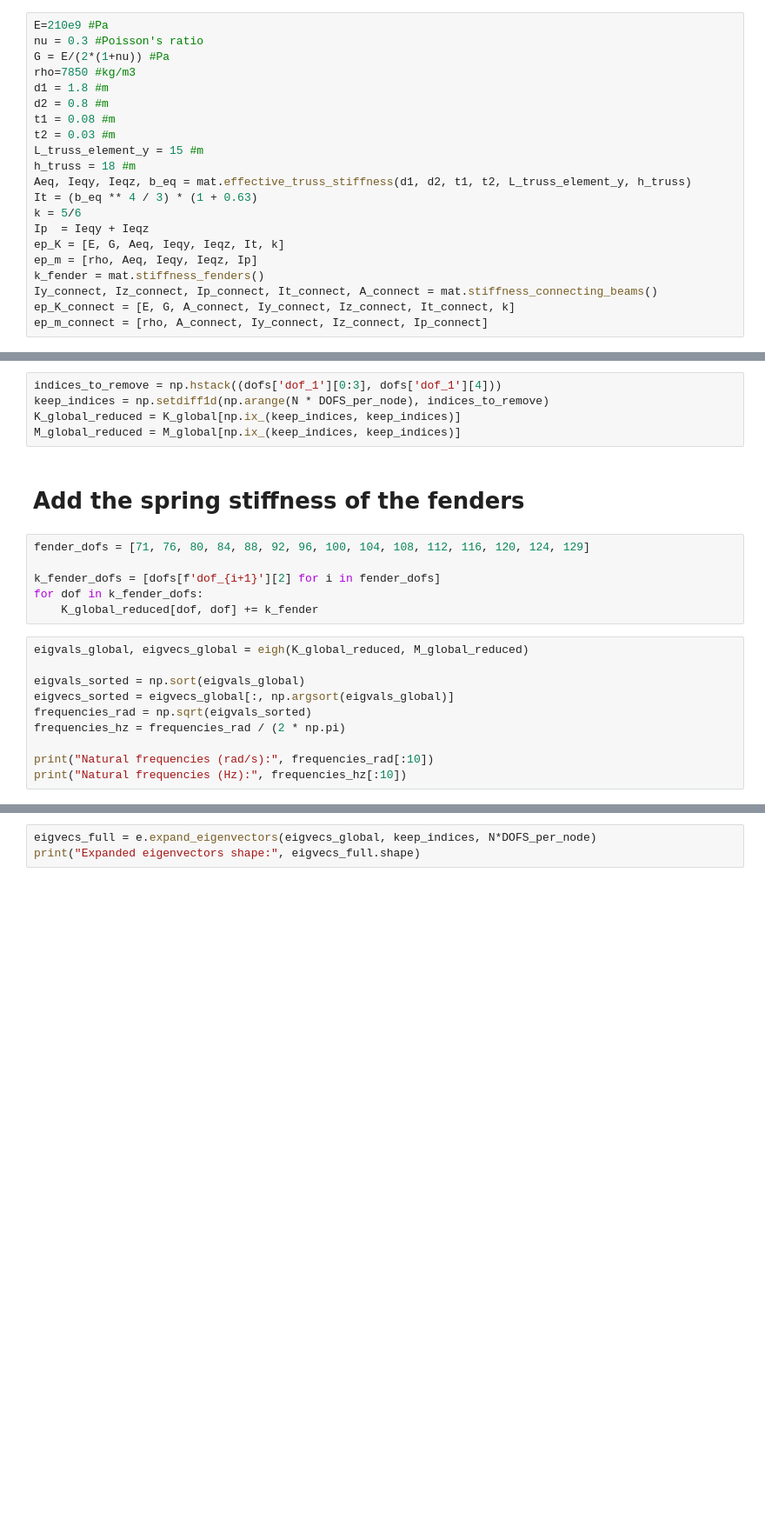
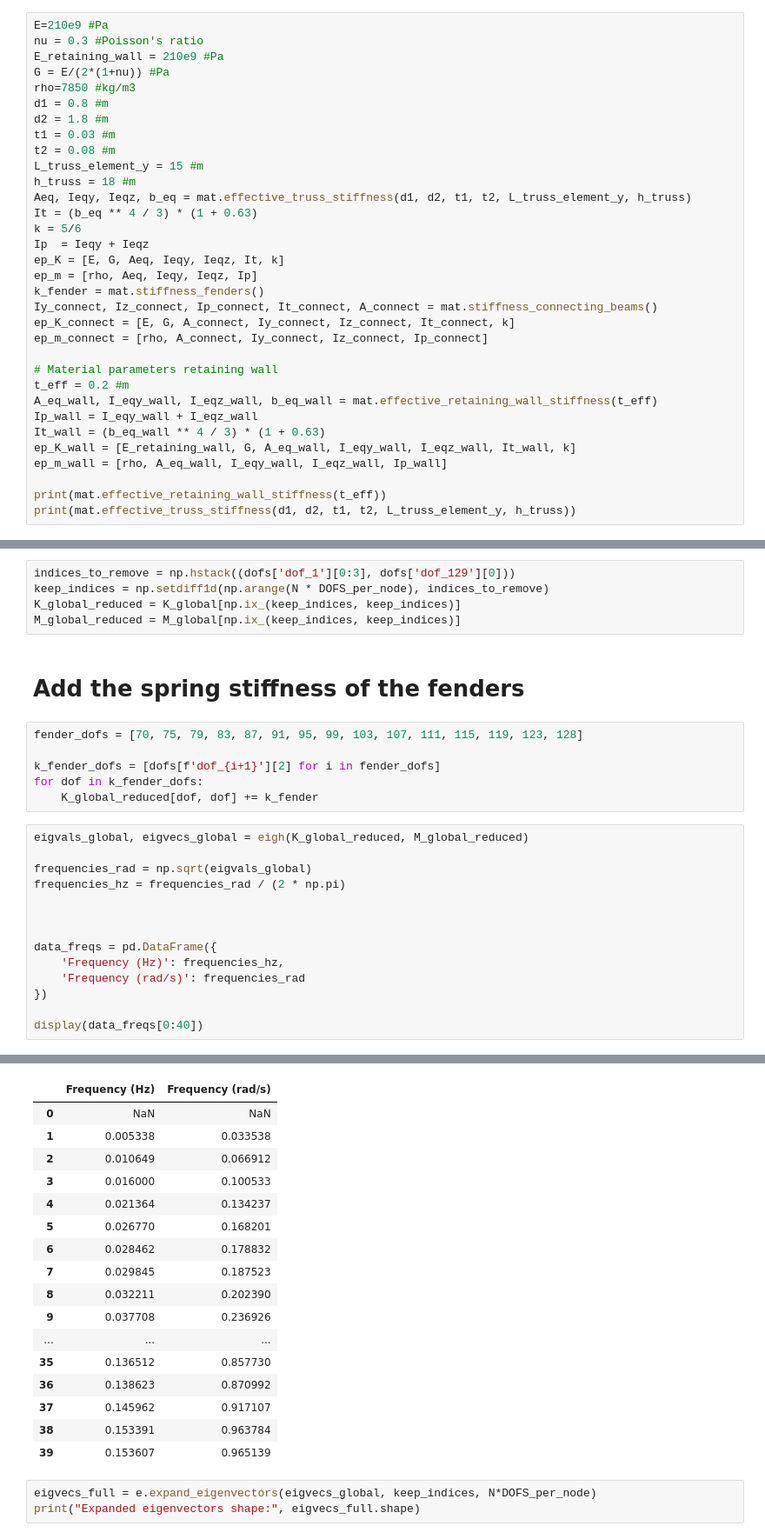
Before and after one commit to Aminealami16/MSc-Thesis---Amine-Alami, a Jupyter notebook: minimal_models/minimal_model_1.ipynb, the cells around one changed output, grey strips where cells are left out. Shown at 87% size. Saved outputs shown, nothing was run; the diff lists cells and outputs as text; blank space fills up the shorter version.

```diff
--- a/minimal_models/minimal_model_1.ipynb
+++ b/minimal_models/minimal_model_1.ipynb
@@ -238,12 +235,13 @@ n.plot_nodes2d(nodes)
 # %%
 E=210e9 #Pa
 nu = 0.3 #Poisson's ratio
+E_retaining_wall = 210e9 #Pa
 G = E/(2*(1+nu)) #Pa
 rho=7850 #kg/m3
-d1 = 1.8 #m
-d2 = 0.8 #m
-t1 = 0.08 #m
-t2 = 0.03 #m
+d1 = 0.8 #m
+d2 = 1.8 #m
+t1 = 0.03 #m
+t2 = 0.08 #m
 L_truss_element_y = 15 #m
 h_truss = 18 #m
 Aeq, Ieqy, Ieqz, b_eq = mat.effective_truss_stiffness(d1, d2, t1, t2, L_truss_element_y, h_truss)
@@ -256,3 +254,14 @@ k_fender = mat.stiffness_fenders()
 Iy_connect, Iz_connect, Ip_connect, It_connect, A_connect = mat.stiffness_connecting_beams()
 ep_K_connect = [E, G, A_connect, Iy_connect, Iz_connect, It_connect, k]
 ep_m_connect = [rho, A_connect, Iy_connect, Iz_connect, Ip_connect]
+
+# Material parameters retaining wall
+t_eff = 0.2 #m
+A_eq_wall, I_eqy_wall, I_eqz_wall, b_eq_wall = mat.effective_retaining_wall_stiffness(t_eff)
+Ip_wall = I_eqy_wall + I_eqz_wall
+It_wall = (b_eq_wall ** 4 / 3) * (1 + 0.63)
+ep_K_wall = [E_retaining_wall, G, A_eq_wall, I_eqy_wall, I_eqz_wall, It_wall, k]
+ep_m_wall = [rho, A_eq_wall, I_eqy_wall, I_eqz_wall, Ip_wall]
+
+print(mat.effective_retaining_wall_stiffness(t_eff))
+print(mat.effective_truss_stiffness(d1, d2, t1, t2, L_truss_element_y, h_truss))
@@ -503,14 +500,14 @@ plt.show()
 # %% [markdown]
 ## Constrain global mass and stiffness matrices
 # %%
-indices_to_remove = np.hstack((dofs['dof_1'][0:3], dofs['dof_1'][4]))
+indices_to_remove = np.hstack((dofs['dof_1'][0:3], dofs['dof_129'][0]))
 keep_indices = np.setdiff1d(np.arange(N * DOFS_per_node), indices_to_remove)
 K_global_reduced = K_global[np.ix_(keep_indices, keep_indices)]
 M_global_reduced = M_global[np.ix_(keep_indices, keep_indices)]
 # %% [markdown]
 # Add the spring stiffness of the fenders
 # %%
-fender_dofs = [71, 76, 80, 84, 88, 92, 96, 100, 104, 108, 112, 116, 120, 124, 129]
+fender_dofs = [70, 75, 79, 83, 87, 91, 95, 99, 103, 107, 111, 115, 119, 123, 128]
 
 k_fender_dofs = [dofs[f'dof_{i+1}'][2] for i in fender_dofs]
 for dof in k_fender_dofs:
@@ -518,11 +515,15 @@ for dof in k_fender_dofs:
 # %%
 eigvals_global, eigvecs_global = eigh(K_global_reduced, M_global_reduced)
 
-eigvals_sorted = np.sort(eigvals_global)
-eigvecs_sorted = eigvecs_global[:, np.argsort(eigvals_global)]
-frequencies_rad = np.sqrt(eigvals_sorted)
+frequencies_rad = np.sqrt(eigvals_global)
 frequencies_hz = frequencies_rad / (2 * np.pi)
 
-print("Natural frequencies (rad/s):", frequencies_rad[:10])
-print("Natural frequencies (Hz):", frequencies_hz[:10])
+
+
+data_freqs = pd.DataFrame({
+    'Frequency (Hz)': frequencies_hz,
+    'Frequency (rad/s)': frequencies_rad
+})
+
+display(data_freqs[0:40])
 # %% [output]
@@ -535,3 +531,20 @@ Natural frequencies (Hz): [1.49089659e-06 8.33234904e-04 1.64799209e-03 2.168859
+|  | Frequency (Hz) | Frequency (rad/s) |
+| 0 | NaN | NaN |
+| 1 | 0.005338 | 0.033538 |
+| 2 | 0.010649 | 0.066912 |
+| 3 | 0.016000 | 0.100533 |
+| 4 | 0.021364 | 0.134237 |
+| 5 | 0.026770 | 0.168201 |
+| 6 | 0.028462 | 0.178832 |
+| 7 | 0.029845 | 0.187523 |
+| 8 | 0.032211 | 0.202390 |
+| 9 | 0.037708 | 0.236926 |
+| ... | ... | ... |
+| 35 | 0.136512 | 0.857730 |
+| 36 | 0.138623 | 0.870992 |
+| 37 | 0.145962 | 0.917107 |
+| 38 | 0.153391 | 0.963784 |
+| 39 | 0.153607 | 0.965139 |
 # %%
 eigvecs_full = e.expand_eigenvectors(eigvecs_global, keep_indices, N*DOFS_per_node)
 print("Expanded eigenvectors shape:", eigvecs_full.shape)
```
Also changed, not shown: parts of 10 cells of this notebook, 3 other files.
